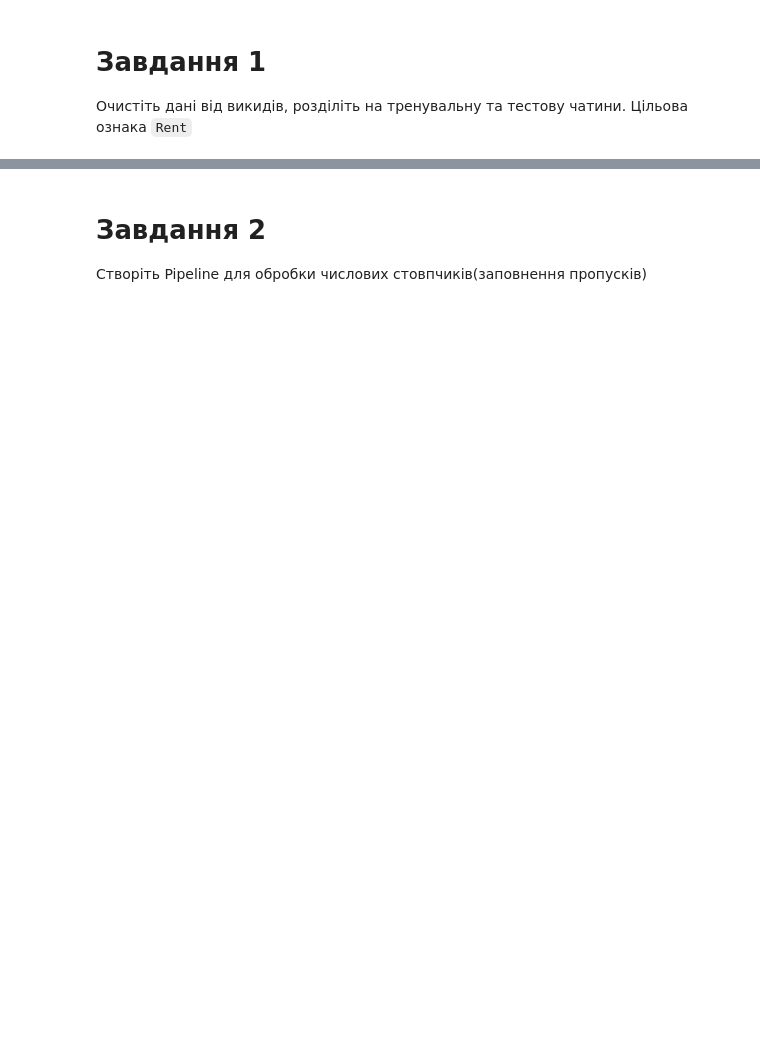
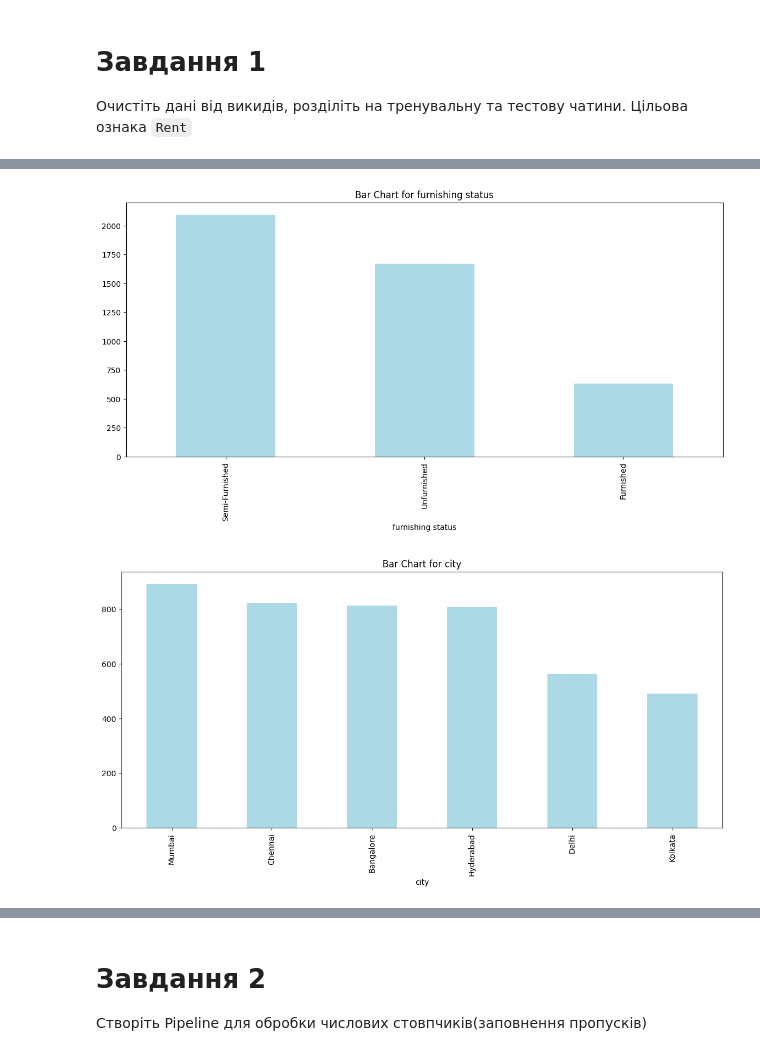
Before and after one commit to justcating/pypairs, a Jupyter notebook: ДЗ_7.ipynb, the cells around one changed output, grey strips where cells are left out. Saved outputs shown, nothing was run; the diff lists cells and outputs as text; code cells hidden in the pictures; blank space fills up the shorter version.

```diff
--- a/ДЗ_7.ipynb
+++ b/ДЗ_7.ipynb
@@ -27,3 +34,6 @@ df.head()
 | 2 | 1000.0 | Semi-Furnished | Kolkata | 17000.0 |
 | 3 | 800.0 | Unfurnished | Kolkata | 10000.0 |
 | 4 | 850.0 | Unfurnished | Kolkata | 7500.0 |
+# %%
+df.columns = df.columns.str.lower()
+df.head()
@@ -32,0 +60,3 @@ df.head()
+# %%
+categ_col = df[['furnishing status', 'city']]
+categ_col.head()
@@ -32,0 +70,8 @@ df.head()
+# %%
+for col in categ_col.columns:
+  func_hist = categ_col[col].value_counts().plot(kind='bar', color='lightblue', figsize=(14,6))
+  plt.title(f'Bar Chart for {col}')
+  plt.show()
+# %% [output]
+[figure, added]
+[figure, added]
```
Also changed, not shown: parts of 26 cells of this notebook.
